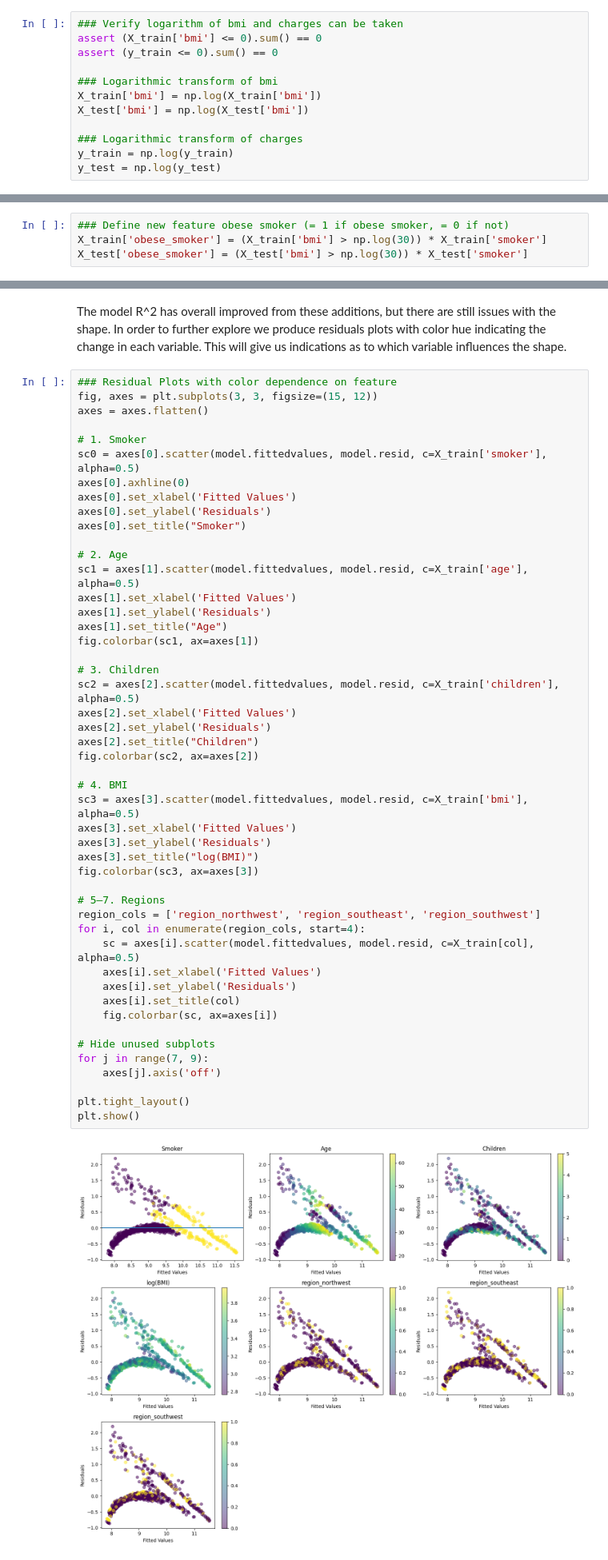
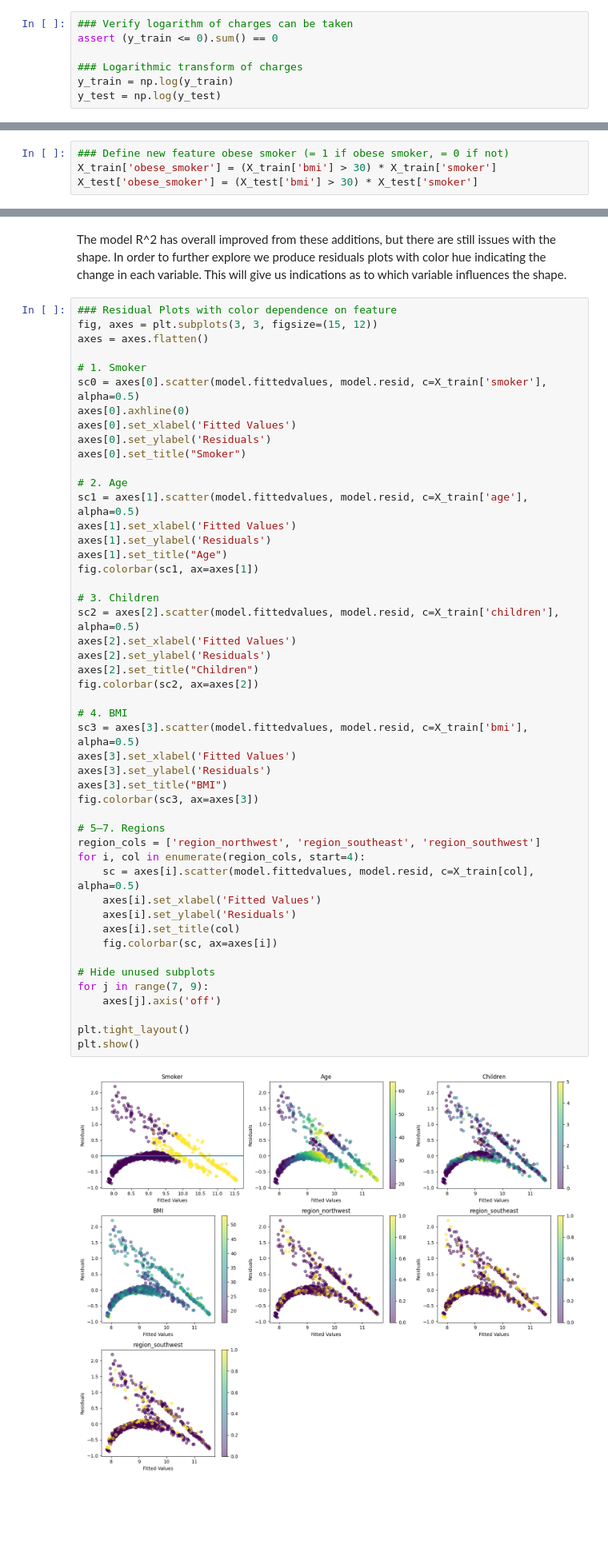
Before and after one commit to NikifBi/Medical_Costs_Regression_Analysis, a Jupyter notebook: Medical Costs.ipynb, the cells around one changed output, grey strips where cells are left out. Shown at 80% size. Cells and saved outputs as stored; diff of their text form; blank space fills up the shorter version.

```diff
--- a/Medical Costs.ipynb
+++ b/Medical Costs.ipynb
@@ -591,11 +589,6 @@ The left skew of the distribution of the target variable that was observed earli
 # %%
-### Verify logarithm of bmi and charges can be taken
-assert (X_train['bmi'] <= 0).sum() == 0
+### Verify logarithm of charges can be taken
 assert (y_train <= 0).sum() == 0
-
-### Logarithmic transform of bmi
-X_train['bmi'] = np.log(X_train['bmi'])
-X_test['bmi'] = np.log(X_test['bmi'])
 
 ### Logarithmic transform of charges
 y_train = np.log(y_train)
@@ -682,8 +675,8 @@ plot_resid(model)
 Although the shapes have become sharper, and the stripe has split into two, there seems to be no significant improvement to the overall shape. We will now incorporate the fact that obese smokers have higher overall charges. In order to do that we define a new feature called obese_smoker. The obesity threshold is clinically defined and can be found on the website of the [World Health Organization](https://www.who.int/news-room/fact-sheets/detail/obesity-and-overweight).
 # %%
 ### Define new feature obese smoker (= 1 if obese smoker, = 0 if not)
-X_train['obese_smoker'] = (X_train['bmi'] > np.log(30)) * X_train['smoker']
-X_test['obese_smoker'] = (X_test['bmi'] > np.log(30)) * X_test['smoker']
+X_train['obese_smoker'] = (X_train['bmi'] > 30) * X_train['smoker']
+X_test['obese_smoker'] = (X_test['bmi'] > 30) * X_test['smoker']
 # %% [markdown]
 We fit the model.
 # %%
@@ -736,35 +729,35 @@ fig.colorbar(sc1, ax=axes[1])
 
 # 3. Children
 sc2 = axes[2].scatter(model.fittedvalues, model.resid, c=X_train['children'], alpha=0.5)
 axes[2].set_xlabel('Fitted Values')
 axes[2].set_ylabel('Residuals')
 axes[2].set_title("Children")
 fig.colorbar(sc2, ax=axes[2])
 
 # 4. BMI
 sc3 = axes[3].scatter(model.fittedvalues, model.resid, c=X_train['bmi'], alpha=0.5)
 axes[3].set_xlabel('Fitted Values')
 axes[3].set_ylabel('Residuals')
-axes[3].set_title("log(BMI)")
+axes[3].set_title("BMI")
 fig.colorbar(sc3, ax=axes[3])
 
 # 5–7. Regions
 region_cols = ['region_northwest', 'region_southeast', 'region_southwest']
 for i, col in enumerate(region_cols, start=4):
     sc = axes[i].scatter(model.fittedvalues, model.resid, c=X_train[col], alpha=0.5)
     axes[i].set_xlabel('Fitted Values')
     axes[i].set_ylabel('Residuals')
     axes[i].set_title(col)
     fig.colorbar(sc, ax=axes[i])
 
 # Hide unused subplots
 for j in range(7, 9):
     axes[j].axis('off')
 
 plt.tight_layout()
 plt.show()
 # %% [output]
-[figure, old version]
+[figure, new version]
 # %% [markdown]
 As can be seen above, smoker status and age play the most important role. Since smoker status and BMI have been accounted for we shift our interest to age. We define a new feature to capture the cross interaction between smoker status and age. This interaction term captures the idea that the effect of smoking on charges may increase with age rather than remaining constant across all age groups.
 # %%
```
Also changed, not shown: parts of 46 cells of this notebook.
